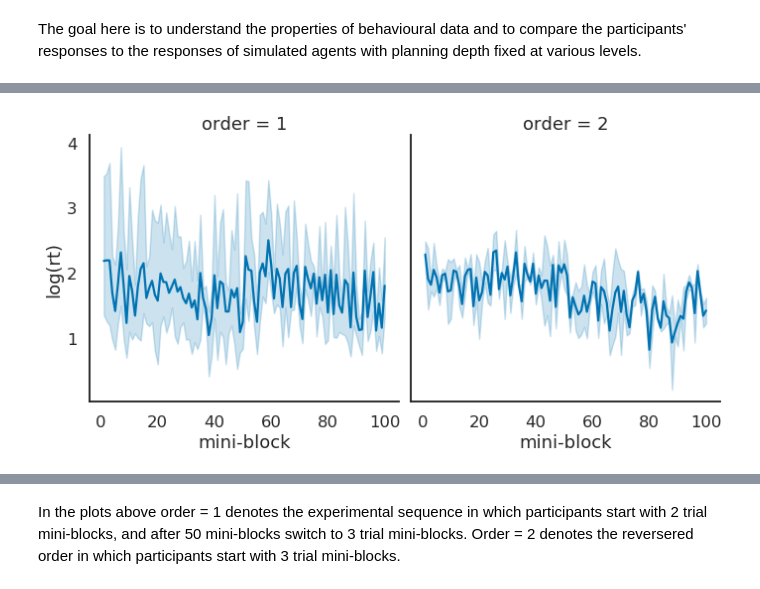
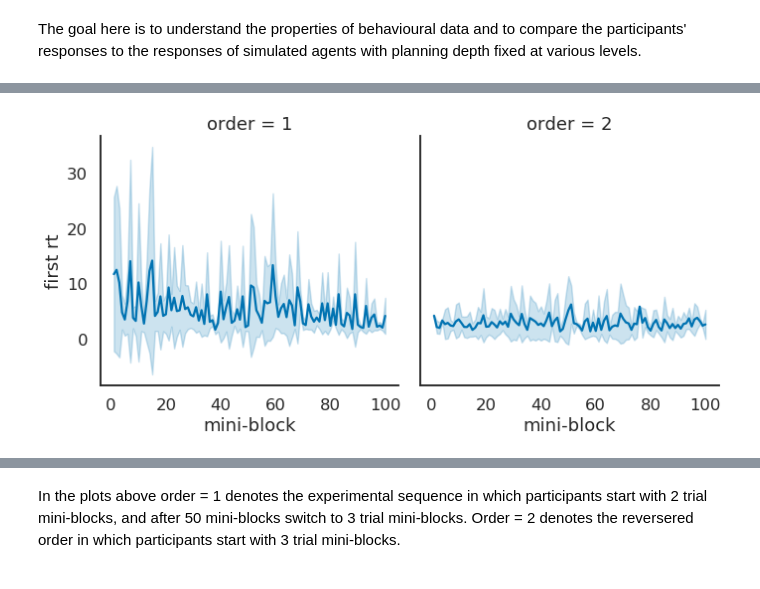
Before and after one commit to jeffensen/plandepth, a Jupyter notebook: notebooks/analysing_behavioural_data.ipynb, the cells around one changed output, grey strips where cells are left out. Cells and saved outputs as stored; diff of their text form; code cells hidden in the pictures.

```diff
--- a/notebooks/analysing_behavioural_data.ipynb
+++ b/notebooks/analysing_behavioural_data.ipynb
@@ -66,5 +73,6 @@ for i,f in enumerate(fnames):
 # %%
+# plot first response time
 g = sns.FacetGrid(data, col="order", height=5)
-g.map(sns.lineplot, "mini-block", "log(rt)");
+g.map(sns.lineplot, "mini-block", "first rt", ci="sd");
 # %% [output]
-[figure, old version]
+[figure, new version]
```
Also changed, not shown: parts of 10 cells of this notebook, 12 other files.
